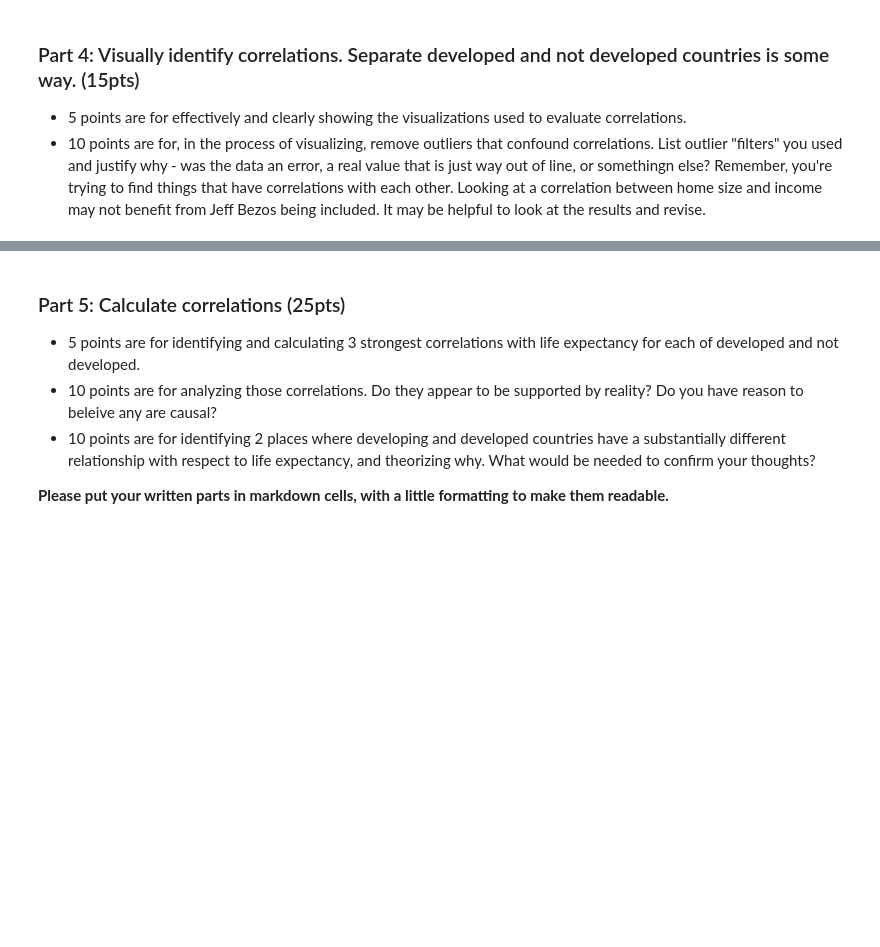
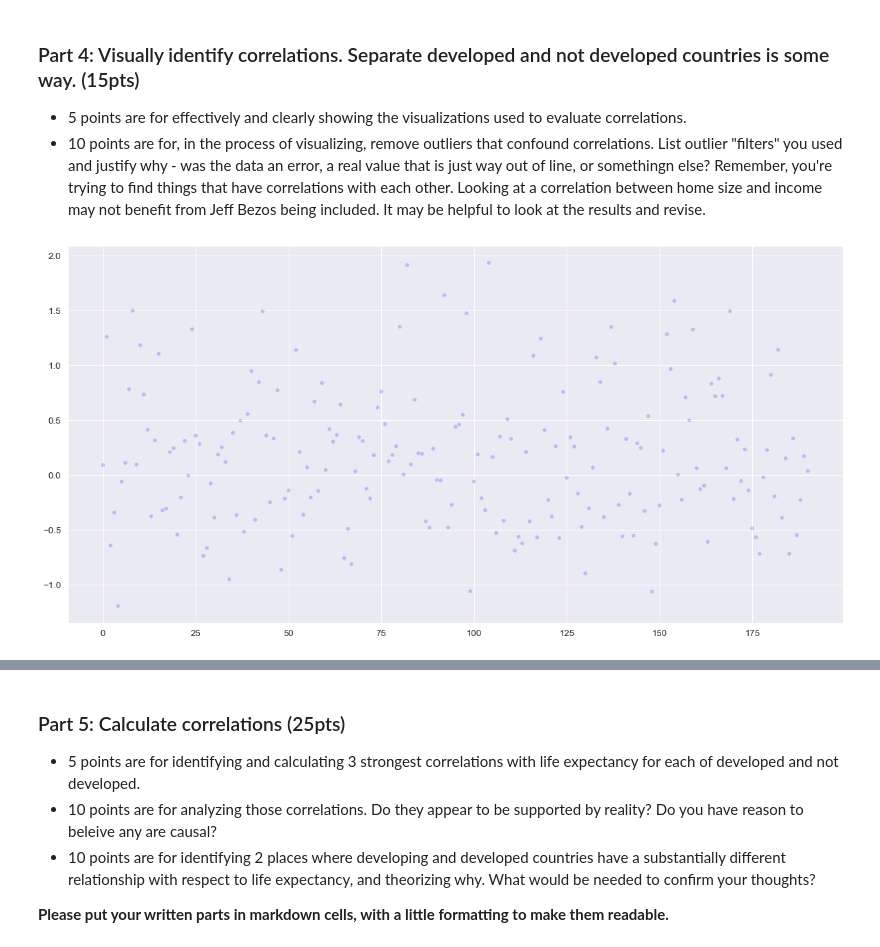
Before and after one commit to SidhST12/BSIP_Assignment_2_Students, a Jupyter notebook: stats_asn_2_start.ipynb, the cells around one changed output, grey strips where cells are left out. Cells and saved outputs as stored; diff of their text form; code cells hidden in the pictures; blank space fills up the shorter version.

```diff
--- a/stats_asn_2_start.ipynb
+++ b/stats_asn_2_start.ipynb
@@ -248,0 +284,5 @@ sns.set(style="darkgrid", font_scale=1.2)
+# %%
+thinkplot.Scatter(thinkstats2.Jitter(dfLE["isDeveloped"]==1.0))
+#thinkplot.Scatter(thinkstats2.Jitter(dfLE["isDeveloped"]==0.0))
+# %% [output]
+[figure, added]
```
Also changed, not shown: parts of 21 cells of this notebook.
